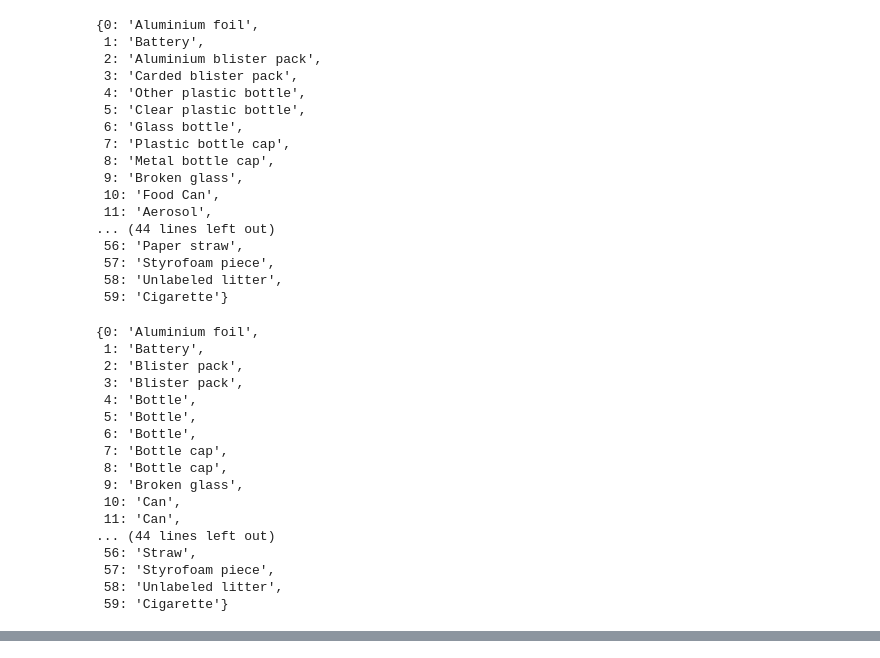
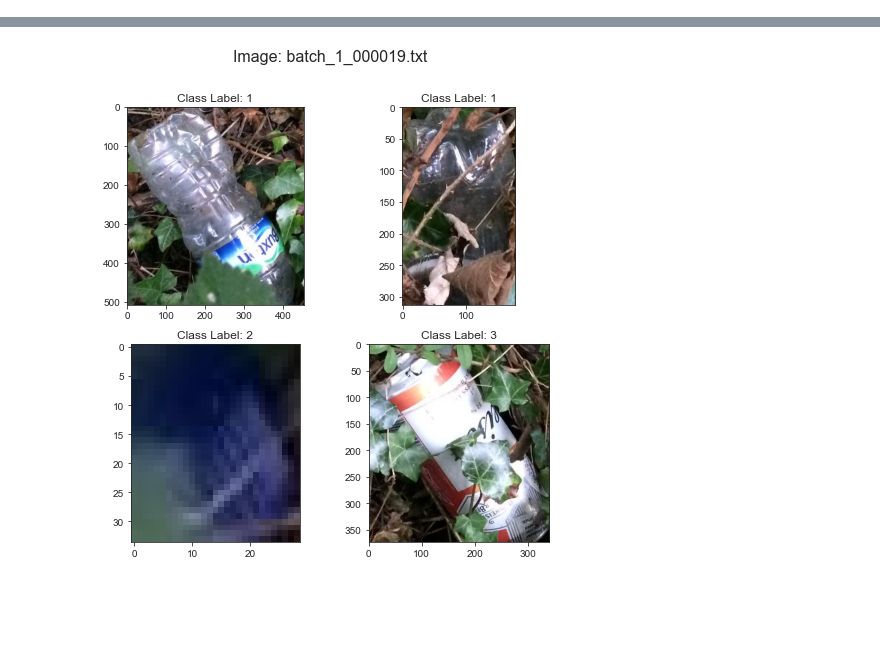
Before and after one commit to Jansen-Lin/aiap-team1-litter-detection, a Jupyter notebook: eda_ashtonpang.ipynb, the cells around one changed output, grey strips where cells are left out. Saved outputs shown, nothing was run; the diff lists cells and outputs as text; code cells hidden in the pictures; blank space fills up the shorter version.

Commit message:
Updated EDA file to include images in grid

```diff
--- a/eda_ashtonpang.ipynb
+++ b/eda_ashtonpang.ipynb
@@ -46,40 +15,0 @@ images_df.head()
-# %%
-categories
-# %% [output]
-{0: 'Aluminium foil',
- 1: 'Battery',
- 2: 'Aluminium blister pack',
- 3: 'Carded blister pack',
- 4: 'Other plastic bottle',
- 5: 'Clear plastic bottle',
- 6: 'Glass bottle',
- 7: 'Plastic bottle cap',
- 8: 'Metal bottle cap',
- 9: 'Broken glass',
- 10: 'Food Can',
- 11: 'Aerosol',
-... (44 lines left out)
- 56: 'Paper straw',
- 57: 'Styrofoam piece',
- 58: 'Unlabeled litter',
- 59: 'Cigarette'}
-# %%
-super_categories
-# %% [output]
-{0: 'Aluminium foil',
- 1: 'Battery',
- 2: 'Blister pack',
- 3: 'Blister pack',
- 4: 'Bottle',
- 5: 'Bottle',
- 6: 'Bottle',
- 7: 'Bottle cap',
- 8: 'Bottle cap',
- 9: 'Broken glass',
- 10: 'Can',
- 11: 'Can',
-... (44 lines left out)
- 56: 'Straw',
- 57: 'Styrofoam piece',
- 58: 'Unlabeled litter',
- 59: 'Cigarette'}
@@ -87,7 +33,9 @@ super_categories
 <img src='https://albumentations.ai/docs/images/getting_started/augmenting_bboxes/bbox_formats.jpg' width='60%'>
 # %%
 # Function to locate Bounding Boxes in Litter Image based on YOLO bounding box format
-def locate_bbox(path: str):
+import math
+
+def show_bbox(path: str) -> None:
 
     im = Image.open(path)
     im_width, im_height = im.size
@@ -100,6 +48,19 @@ def locate_bbox(path: str):
         for line in annotations:
             bbox.append([float(x) for x in line.split()])
 
+    if len(bbox) % 2 == 0:
+        # Create Grid of Images from Sample
+        fig, axs = plt.subplots(nrows=math.ceil(len(bbox)/2), ncols=math.ceil(len(bbox)/2), figsize=(len(bbox)*2, len(bbox)*2))
+        fig.suptitle(f'Image: {img_name}', fontsize=16)
+        # axs = axs.flatten()
+    elif len(bbox) == 1:
+        # Create Grid of Images from Sample
+        fig, axs = plt.subplots(nrows=1, ncols=1, figsize=(len(bbox)*2, len(bbox)*2))
+        fig.suptitle(f'Image: {img_name}', fontsize=16)
+    else:
+        # Create Grid of Images from Sample
+        fig, axs = plt.subplots(nrows=len(bbox)//3, ncols=3, figsize=(len(bbox)*2, len(bbox)*2))
+        fig.suptitle(f'Image: {img_name}', fontsize=16)
 
     for index in range(len(bbox)):
         x_center = bbox[index][1]
@@ -114,6 +75,15 @@ def locate_bbox(path: str):
         bottom = y_center * im_height + crop_width/2
 
         img_crop = im.crop((left, top, right, bottom))
-        img_crop.show()
+        # Add the Image to the Axis
+        if len(bbox) > 2:
+            axs = axs.flatten()
+            axs[index].imshow(img_crop)
+            # Add an Axes Title
+            axs[index].set(title=f"Class Label: {int(bbox[index][0])}")
+        else:
+            plt.imshow(img_crop)
 # %%
-locate_bbox(path='./data/taco/images/train/batch_1_000019.jpg')
+show_bbox(path='./data/taco/images/train/batch_1_000019.jpg')
+# %% [output]
+[figure, added]
```
Also changed, not shown: parts of 8 cells of this notebook.
